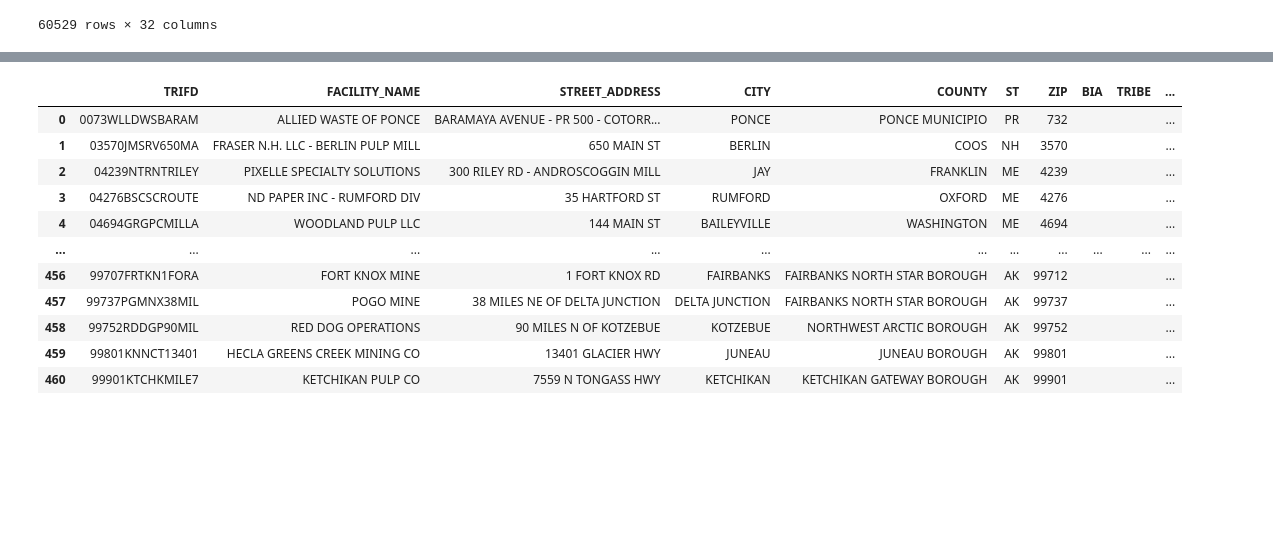
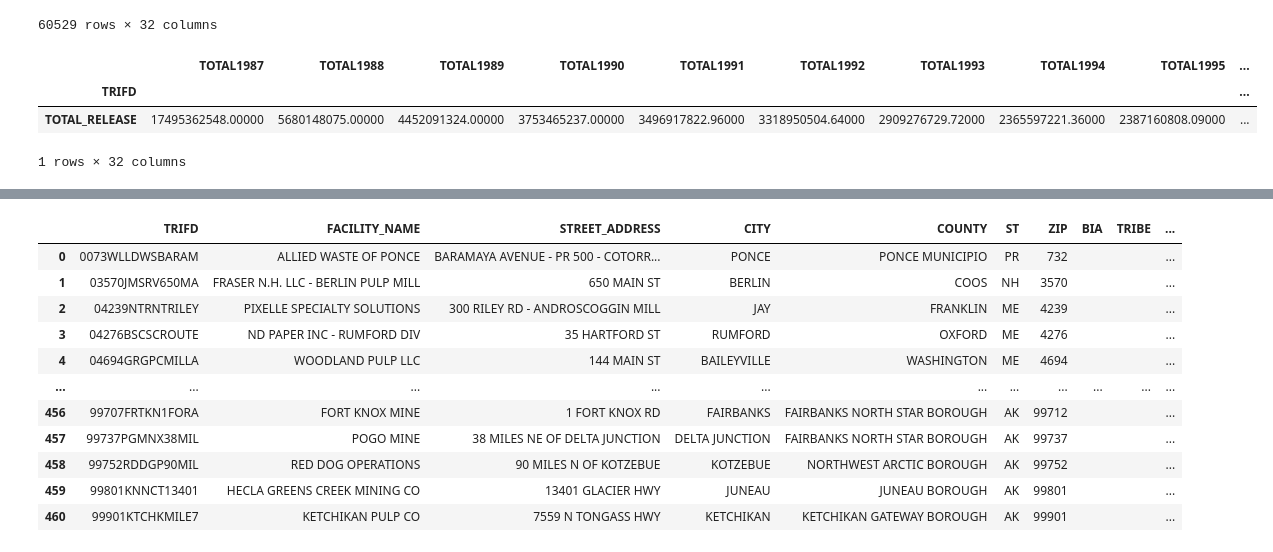
Before and after one commit to EileenGrady/us-industrial-pollution, a Jupyter notebook: notebooks/all-years-tri.ipynb, the cells around one changed output, grey strips where cells are left out. Drawn from its saved outputs; the diff is of its cells as text; code cells hidden in the pictures; blank space fills up the shorter version.

```diff
--- a/notebooks/all-years-tri.ipynb
+++ b/notebooks/all-years-tri.ipynb
@@ -325,3 +339,11 @@ amountsUnstacked
 | 99929TRDNT641SH | nan | nan | nan | nan | nan | nan | nan | nan | nan | ... |
 | TOTAL_RELEASE | 17495362548.00000 | 5680148075.00000 | 4452091324.00000 | 3753465237.00000 | 3496917822.96000 | 3318950504.64000 | 2909276729.72000 | 2365597221.36000 | 2387160808.09000 | ... |
 60529 rows × 32 columns
+# %%
+yearTotal = amountsUnstacked.tail(1)
+yearTotal
+# %% [output]
+|  | TOTAL1987 | TOTAL1988 | TOTAL1989 | TOTAL1990 | TOTAL1991 | TOTAL1992 | TOTAL1993 | TOTAL1994 | TOTAL1995 | ... |
+| TRIFD |  |  |  |  |  |  |  |  |  | ... |
+| TOTAL_RELEASE | 17495362548.00000 | 5680148075.00000 | 4452091324.00000 | 3753465237.00000 | 3496917822.96000 | 3318950504.64000 | 2909276729.72000 | 2365597221.36000 | 2387160808.09000 | ... |
+1 rows × 32 columns
```
Also changed, not shown: parts of 6 cells of this notebook, 3 other files.
